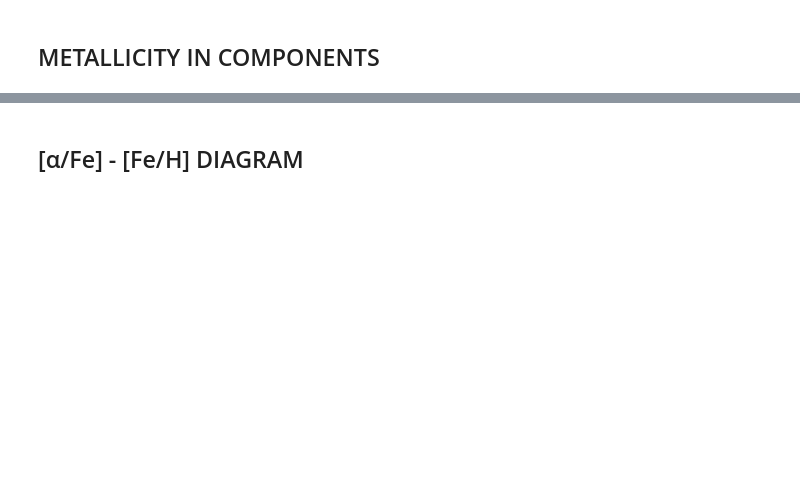
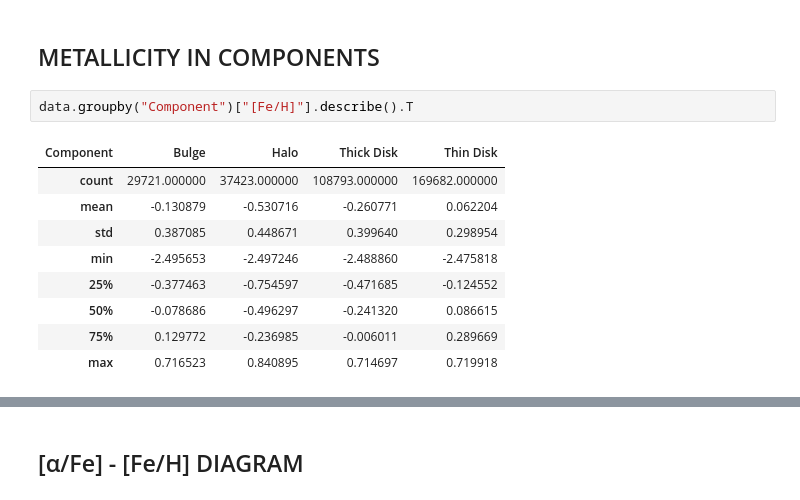
Before and after one commit to ChrisBoettner/skaro, a Jupyter notebook: notebooks/Galaxy_components.ipynb, the cells around one changed output, grey strips where cells are left out. Drawn from its saved outputs; the diff is of its cells as text; blank space fills up the shorter version.

```diff
--- a/notebooks/Galaxy_components.ipynb
+++ b/notebooks/Galaxy_components.ipynb
@@ -122,3 +144,15 @@ FigureProcessor(kdeplot_age.figure).save(
 # %% [markdown]
 ## METALLICITY IN COMPONENTS
+# %%
+data.groupby("Component")["[Fe/H]"].describe().T
+# %% [output]
+| Component | Bulge | Halo | Thick Disk | Thin Disk |
+| count | 29721.000000 | 37423.000000 | 108793.000000 | 169682.000000 |
+| mean | -0.130879 | -0.530716 | -0.260771 | 0.062204 |
+| std | 0.387085 | 0.448671 | 0.399640 | 0.298954 |
+| min | -2.495653 | -2.497246 | -2.488860 | -2.475818 |
+| 25% | -0.377463 | -0.754597 | -0.471685 | -0.124552 |
+| 50% | -0.078686 | -0.496297 | -0.241320 | 0.086615 |
+| 75% | 0.129772 | -0.236985 | -0.006011 | 0.289669 |
+| max | 0.716523 | 0.840895 | 0.714697 | 0.719918 |
 # %%
```
Also changed, not shown: parts of 10 cells of this notebook, 31 other files.
